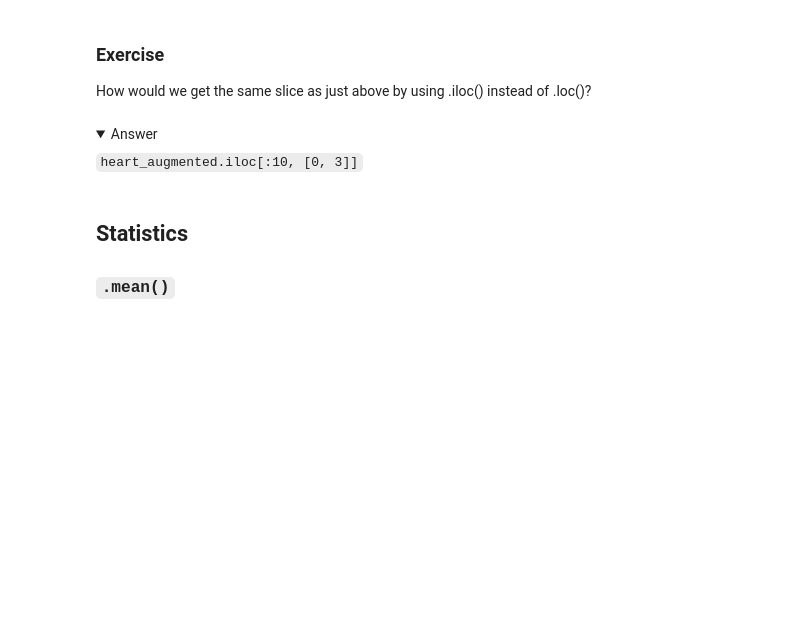
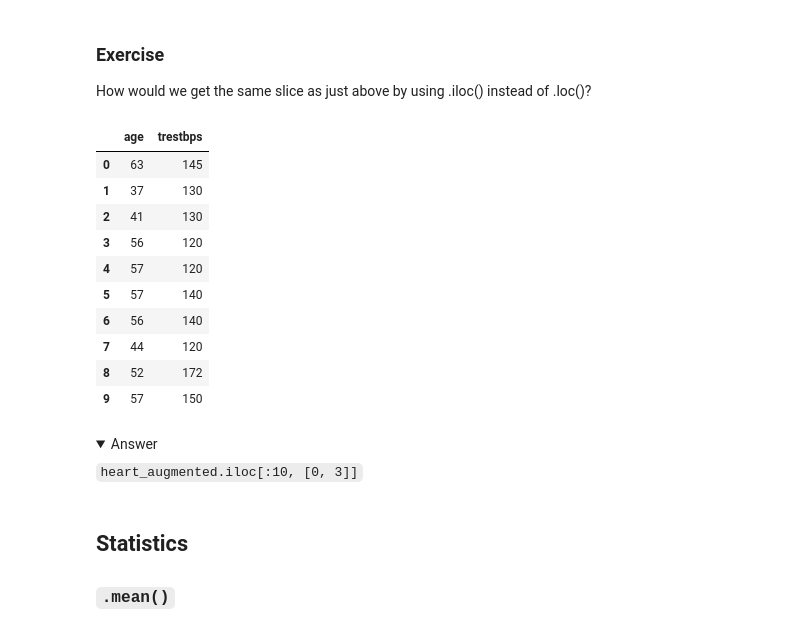
Before and after one commit to tolly00/ds-pandas_dataframes-bqs-32, a Jupyter notebook: data_manipulation_plotting_pandas.ipynb, the cells around one changed output. Drawn from its saved outputs; the diff is of its cells as text; code cells hidden in the pictures; folded sections open; blank space fills up the shorter version.

```diff
--- a/data_manipulation_plotting_pandas.ipynb
+++ b/data_manipulation_plotting_pandas.ipynb
@@ -353,6 +373,20 @@ heart_augmented.iloc[3, 0]
 ### Exercise
 
 How would we get the same slice as just above by using .iloc() instead of .loc()?
+# %%
+heart_augmented.iloc[:10,[0,3]]
+# %% [output]
+|  | age | trestbps |
+| 0 | 63 | 145 |
+| 1 | 37 | 130 |
+| 2 | 41 | 130 |
+| 3 | 56 | 120 |
+| 4 | 57 | 120 |
+| 5 | 57 | 140 |
+| 6 | 56 | 140 |
+| 7 | 44 | 120 |
+| 8 | 52 | 172 |
+| 9 | 57 | 150 |
 # %% [markdown]
 <details>
     <summary>Answer</summary>
```
Also changed, not shown: parts of 12 cells of this notebook.
